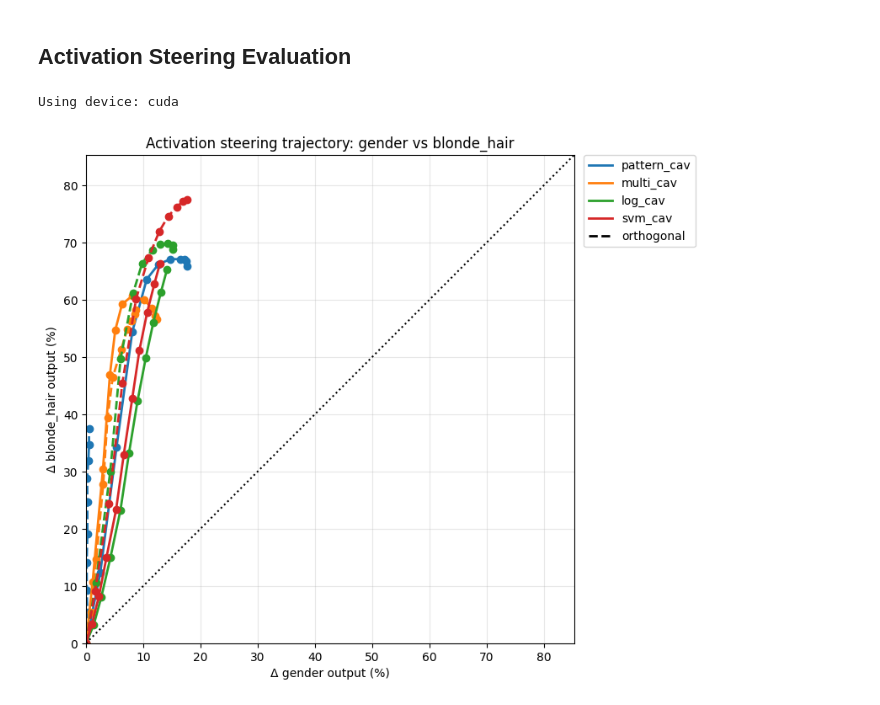
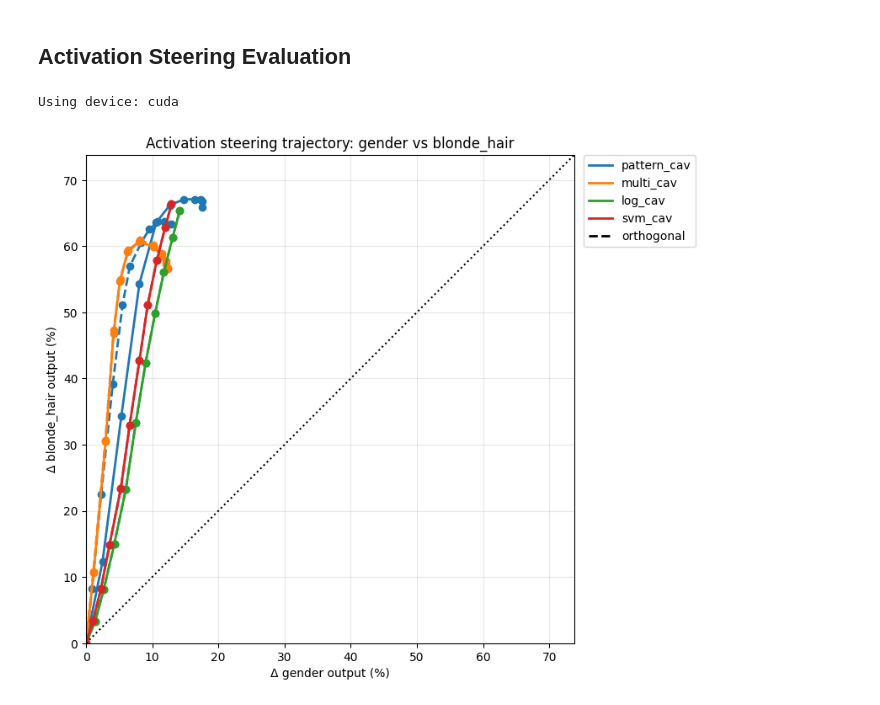
Before and after one commit to erenerogullari/cav-disentanglement, a Jupyter notebook: notebooks/activation_steering.ipynb, the cells around one changed output. Cells and saved outputs as stored; diff of their text form; code cells hidden in the pictures.

Commit message:
update activation steering cav beta training

```diff
--- a/notebooks/train_gender_necktie_classifier.ipynb
+++ b/notebooks/activation_steering.ipynb
@@ -767,6 +819,8 @@ def run_activation_steering_eval(alpha: float, delta: bool = False, batch_size:
 # _ = run_activation_steering_eval(alpha=1.0, delta=True)
 # %%
 def run_activation_steering_delta_phase_plot(results_root=decodings_dir, cav_types=None, alpha_vals=None,
+                                             beta_vals=None, target_concepts=None,
+                                             move_target_concept="Blond_Hair",
                                              concept_names=("gender", "necktie"),
                                              batch_size: int = 8, device=None):
     """Plot delta outputs for a pair of classifier concepts across multiple CAV types."""
@@ -791,8 +845,12 @@ def run_activation_steering_delta_phase_plot(results_root=decodings_dir, cav_typ
         cav_types = ["pattern_cav", "multi_cav"]
     if alpha_vals is None:
         alpha_vals = [1.0] * len(cav_types)
+    if beta_vals is None:
+        beta_vals = [None] * len(cav_types)
     if len(cav_types) != len(alpha_vals):
         raise ValueError("cav_types and alpha_vals must have the same length")
+    if len(cav_types) != len(beta_vals):
+        raise ValueError("cav_types and beta_vals must have the same length")
     if not cav_types:
         raise ValueError("cav_types must contain at least one CAV type")
 
@@ -819,8 +877,11 @@ def run_activation_steering_delta_phase_plot(results_root=decodings_dir, cav_typ
     }
 
     results = []
-    for cav_type, alpha_value in zip(cav_types, alpha_vals):
-        for variant, eval_alpha in (("baseline", 0.0), ("orthogonal", alpha_value)):
+    for cav_type, alpha_value, beta_value in zip(cav_types, alpha_vals, beta_vals):
+        for variant, eval_alpha, eval_beta, eval_targets in (
+            ("baseline", 0.0, None, None),
+            ("orthogonal", alpha_value, beta_value, target_concepts),
+        ):
             res = _evaluate_alpha_concepts(
                 decodings_root=results_root,
                 cav_type=cav_type,
@@ -829,6 +890,9 @@ def run_activation_steering_delta_phase_plot(results_root=decodings_dir, cav_typ
                 transform=image_transform,
                 device=device,
                 batch_size=batch_size,
+                move_target_concept=move_target_concept,
+                beta=eval_beta,
+                target_concepts=eval_targets,
             )
 
             idx0 = _find_step_index(res["step_sizes"], target=0.0)
@@ -841,6 +905,9 @@ def run_activation_steering_delta_phase_plot(results_root=decodings_dir, cav_typ
                 "cav_type": cav_type,
                 "variant": variant,
                 "alpha": eval_alpha,
+                "beta": eval_beta,
+                "target_concepts": eval_targets,
+                "move_target_concept": move_target_concept,
                 "concept_names": concept_names,
                 "step_sizes": res["step_sizes"],
                 "x_concept": x_concept,
@@ -896,23 +963,29 @@ def run_activation_steering_delta_phase_plot(results_root=decodings_dir, cav_typ
     plt.tight_layout(rect=(0, 0, 0.8, 1))
     concept_slug = "_".join(concept_names)
     cav_slug = "_".join(cav_type.replace("/", "-") for cav_type in cav_types)
-    alpha_slug = "_".join(f"alpha{_format_float(alpha)}" for alpha in alpha_vals)
+    setting_slug = "_".join(
+        _setting_dir_name(alpha=alpha, beta=beta, target_concepts=target_concepts)
+        for alpha, beta in zip(alpha_vals, beta_vals)
+    )
+    move_target_slug = _sanitize_path_component(move_target_concept)
     save_path = (
         f"/home/erogullari/Workspace/cav-disentanglement/media/activation_steering/"
-        f"{concept_slug}_classifier_delta_phase_{cav_slug}_{alpha_slug}.pdf"
+        f"{move_target_slug}_{concept_slug}_classifier_delta_phase_{cav_slug}_{setting_slug}.pdf"
     )
     plt.savefig(save_path, dpi=300, format="pdf", bbox_inches="tight")
     return results
-
-
-# --- Run ---
-_ = run_activation_steering_delta_phase_plot(
-    results_root=decodings_dir,
-    cav_types=["pattern_cav", "multi_cav", "log_cav", "svm_cav"],
-    alpha_vals=[1.0, 100.0, 1.0, 1.0],
-    concept_names=("gender", "blonde_hair"),
-    device="cuda"
-)
-# %% [output]
-Using device: cuda
-[figure, removed]
+# %%
+# --- Run ---
+_ = run_activation_steering_delta_phase_plot(
+    results_root=decodings_dir,
+    move_target_concept="Blond_Hair",
+    target_concepts=["Blond_Hair"],
+    cav_types=["pattern_cav", "multi_cav", "log_cav", "svm_cav"],
+    alpha_vals=[0,0,0,0],
+    beta_vals=[1.0, 100.0, 1.0, 1.0],
+    concept_names=("gender", "blonde_hair"),
+    device="cuda"
+)
+# %% [output]
+Using device: cuda
+[figure, added]
```
Also changed, not shown: parts of 3 cells of this notebook, 5 other files.
